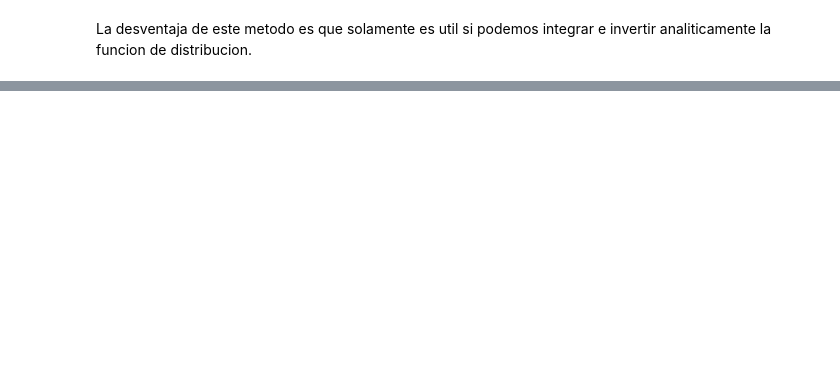
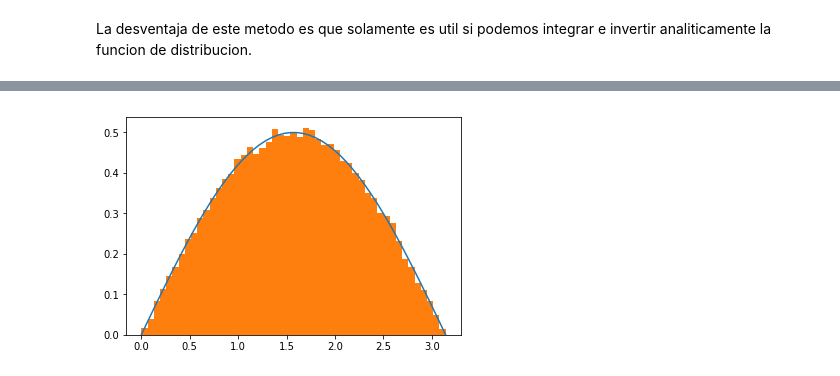
Before and after one commit to ComputoCienciasUniandes/MetodosComputacionalesAvanzados, a Jupyter notebook: secciones/05.MCMC/02_MetropolisHastings.ipynb, the cells around one changed output, grey strips where cells are left out. Saved outputs shown, nothing was run; the diff lists cells and outputs as text; code cells hidden in the pictures; blank space fills up the shorter version.

```diff
--- a/secciones/05.MCMC/02_MetropolisHastings.ipynb
+++ b/secciones/05.MCMC/02_MetropolisHastings.ipynb
@@ -95,0 +114,18 @@ La desventaja de este metodo es que solamente es util si podemos integrar e inve
+# %%
+N = 100000
+lista = [np.random.random()*np.pi]
+sigma_delta = 1.0
+
+for i in range(1,N):
+    propuesta  = lista[i-1] + np.random.normal(loc=0.0, scale=sigma_delta)
+    r = f(propuesta)/f(lista[i-1])
+    alpha = np.random.random()
+    if(alpha<r):
+        lista.append(propuesta)
+    else:
+        lista.append(lista[i-1])
+# %%
+plt.plot(x, f(x))
+_ = plt.hist(lista, density=True, bins=x)
+# %% [output]
+[figure, added]
```
Also changed, not shown: parts of 8 cells of this notebook.
